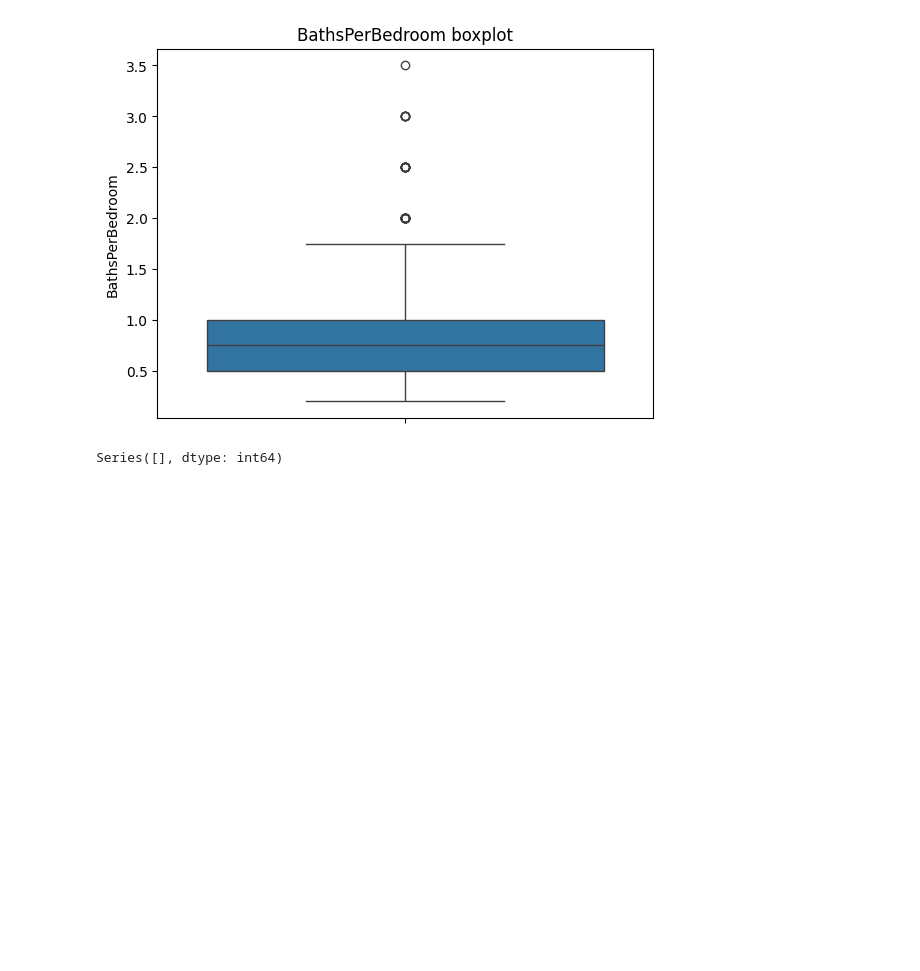
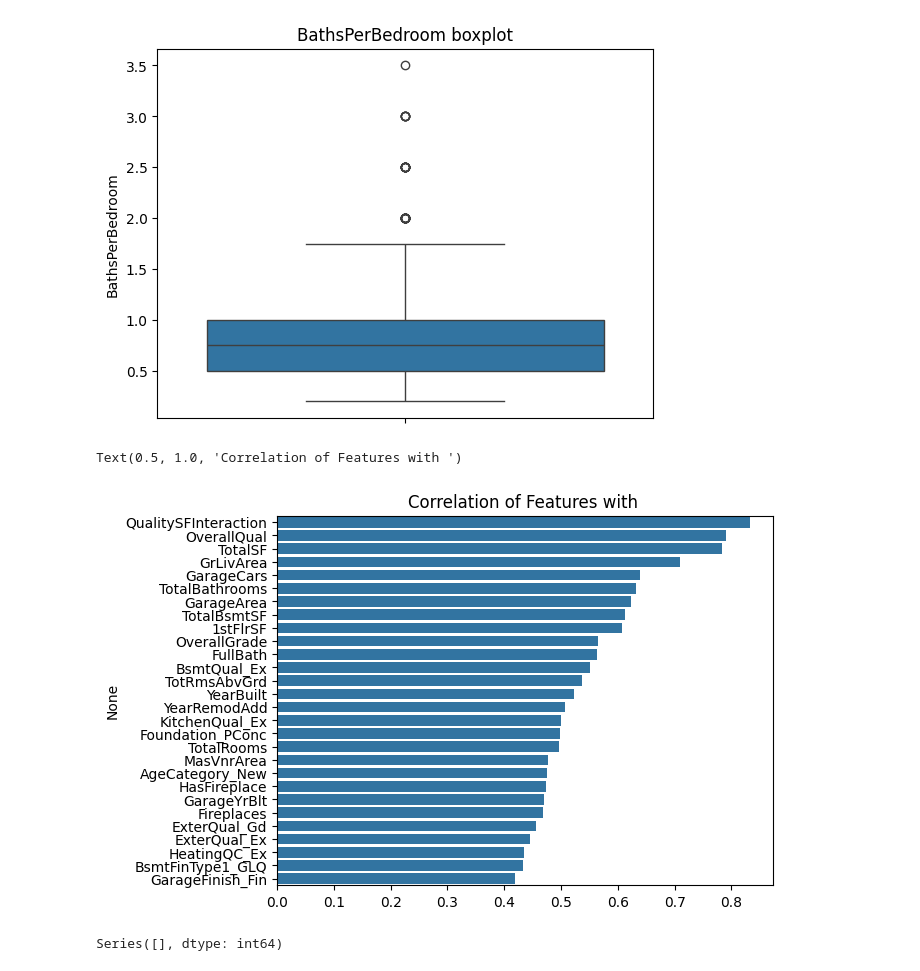
Before and after one commit to Mc5obiza/house-prices-advanced-regression-techniques, a Jupyter notebook: model.ipynb, the cells around one changed output. Cells and saved outputs as stored; diff of their text form; code cells hidden in the pictures; blank space fills up the shorter version.

```diff
--- a/model.ipynb
+++ b/model.ipynb
@@ -177,4 +192,14 @@ ohe = preprocessor.named_transformers_['cat']['encoder']
 cat_features = ohe.get_feature_names_out(cat_cols)
 all_features = list(num_features) + list(cat_features)
 X_prepared = pd.DataFrame(df_encoded,columns=all_features,index=x.index)
+# %%
+X_prepared['SalePrice']=df['SalePrice']
+correlation=X_prepared.corr()
+
+correlation=correlation[np.abs(correlation['SalePrice']>=0.4)]['SalePrice'].drop('SalePrice').sort_values(ascending=False)
+sns.barplot(x=correlation.values,y=correlation.index,orient='h')
+plt.title("Correlation of Features with ")
+# %% [output]
+Text(0.5, 1.0, 'Correlation of Features with ')
+[figure, added]
 # %%
```
Also changed, not shown: parts of 14 cells of this notebook.
